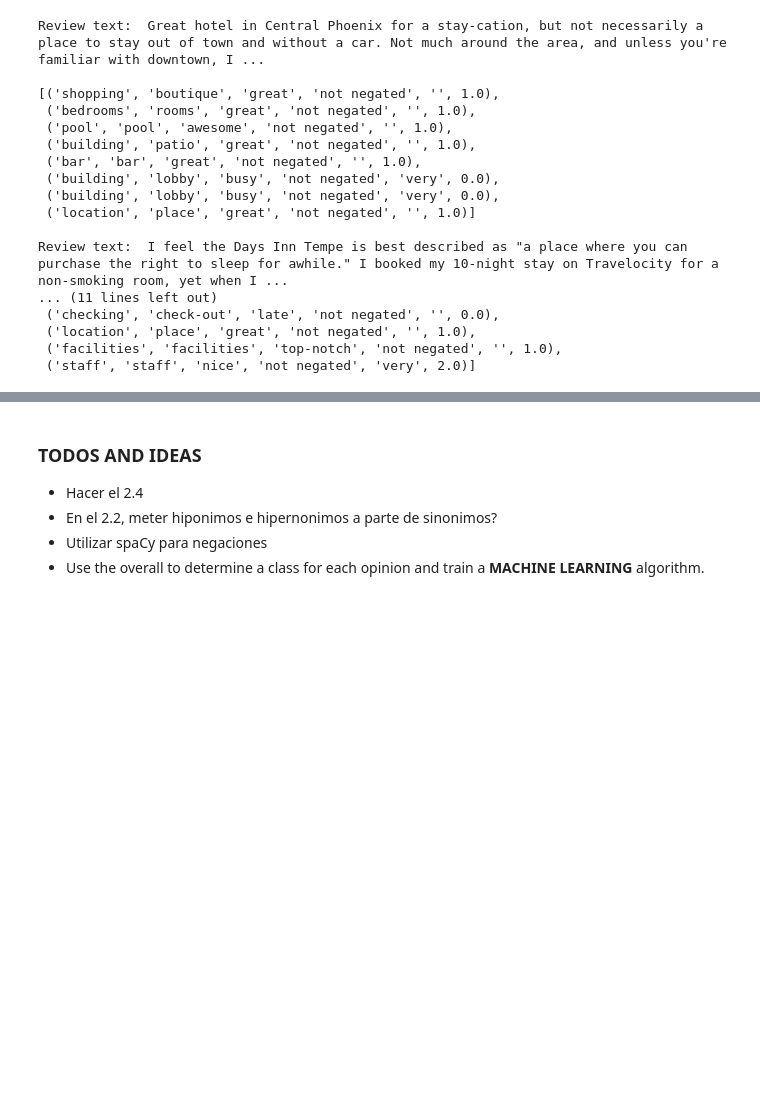
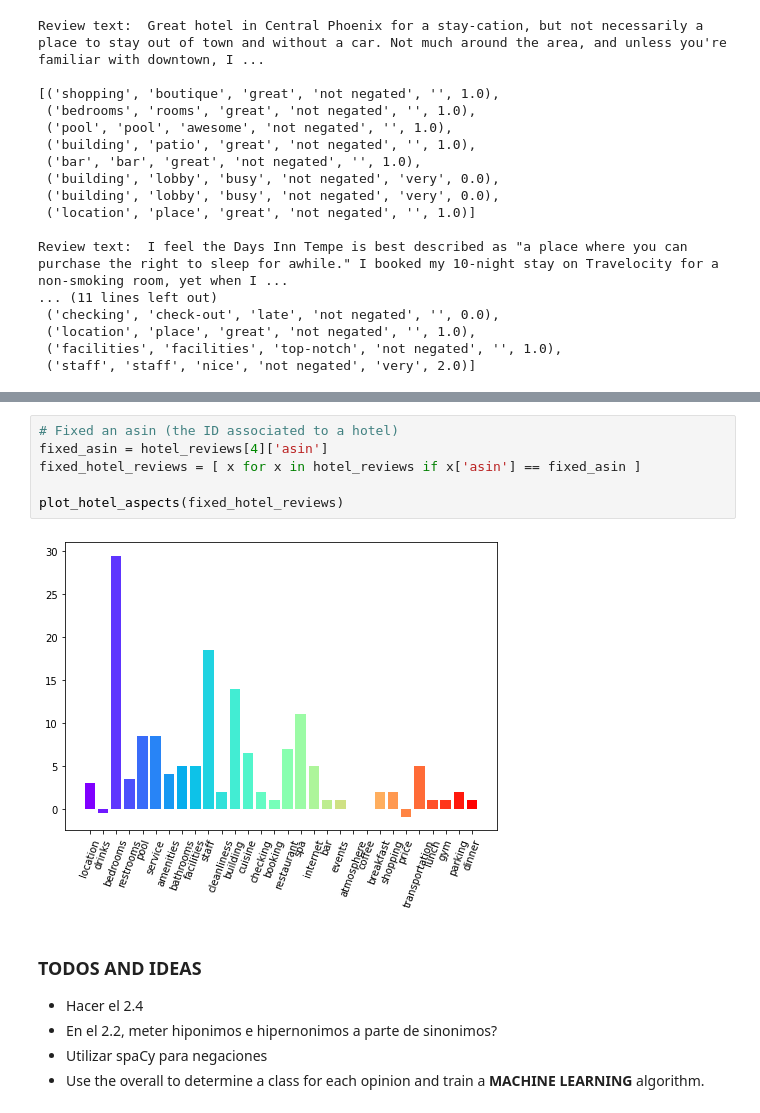
Before and after one commit to fjsaezm/mcd-nlp, a Jupyter notebook: P1/src.ipynb, the cells around one changed output, grey strips where cells are left out. Drawn from its saved outputs; the diff is of its cells as text; blank space fills up the shorter version.

```diff
--- a/P1/src.ipynb
+++ b/P1/src.ipynb
@@ -504,3 +640,11 @@ Review text:  I feel the Days Inn Tempe is best described as "a place where you
+# %%
+# Fixed an asin (the ID associated to a hotel)
+fixed_asin = hotel_reviews[4]['asin']
+fixed_hotel_reviews = [ x for x in hotel_reviews if x['asin'] == fixed_asin ]
+
+plot_hotel_aspects(fixed_hotel_reviews)
+# %% [output]
+[figure, added]
 # %% [markdown]
 ### TODOS AND IDEAS
 
```
Also changed, not shown: parts of 15 cells of this notebook.
